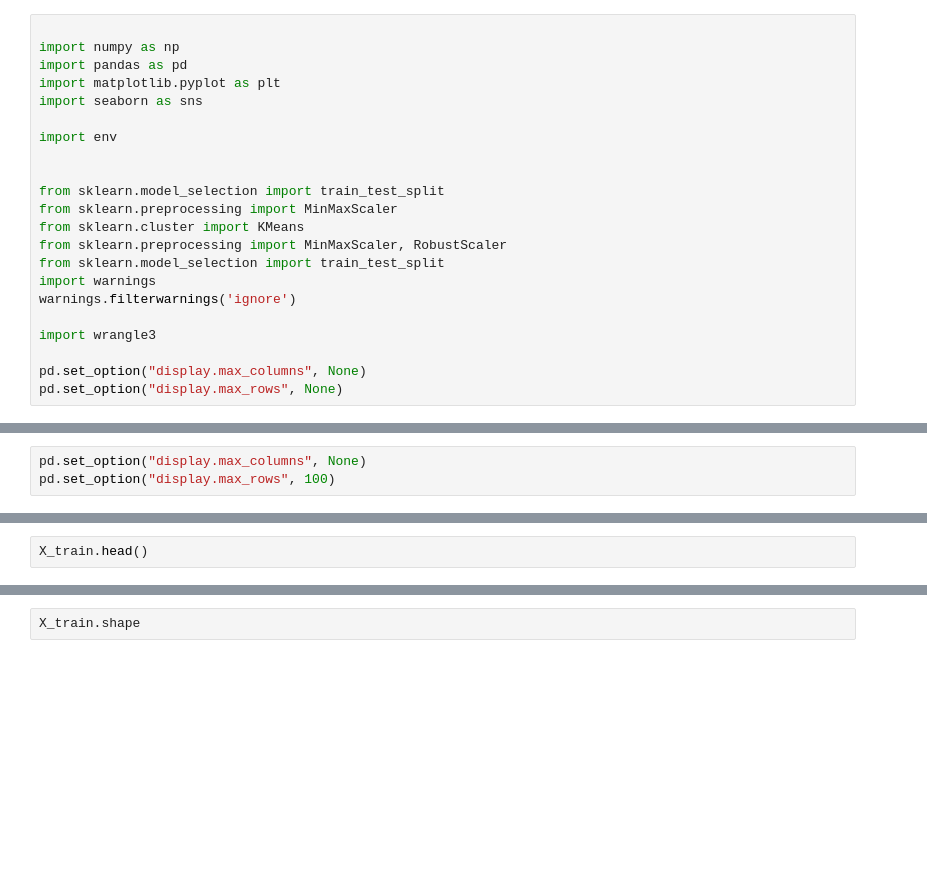
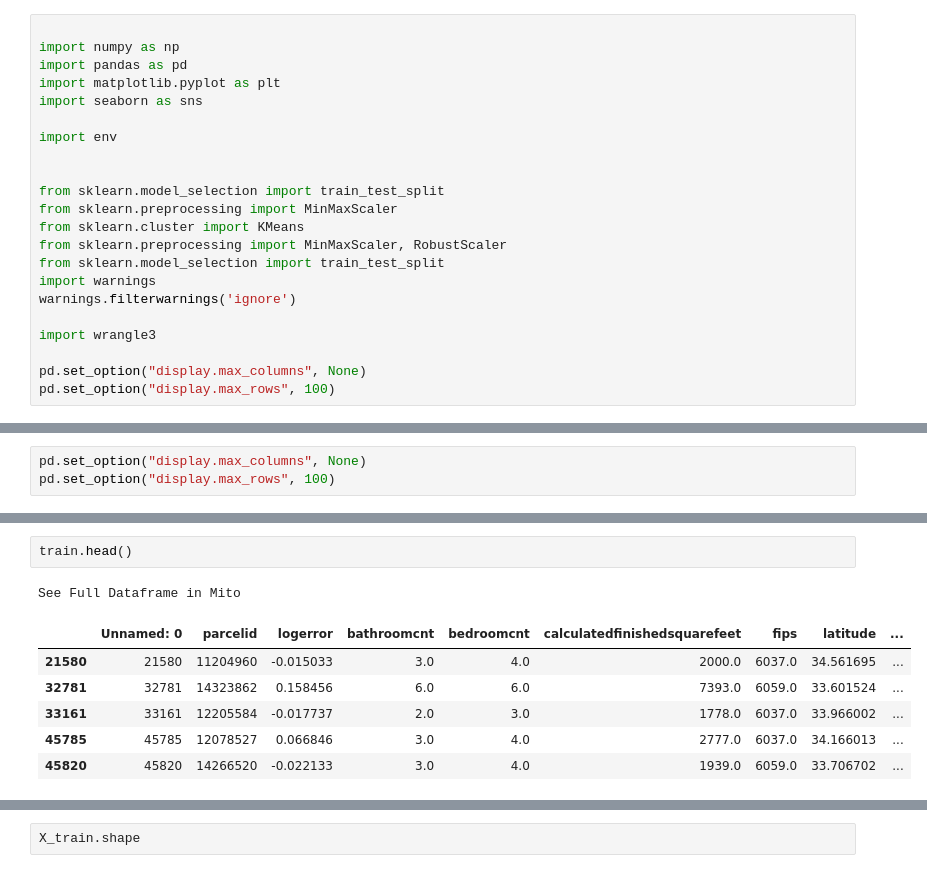
Before and after one commit to Zillow-Project-JG-DN/clustering-project-jgdn, a Jupyter notebook: jg_viz.ipynb, the cells around one changed output, grey strips where cells are left out. Saved outputs shown, nothing was run; the diff lists cells and outputs as text; blank space fills up the shorter version.

```diff
--- a/jg_viz.ipynb
+++ b/jg_viz.ipynb
@@ -19,7 +19,7 @@ warnings.filterwarnings('ignore')
 import wrangle3
 
 pd.set_option("display.max_columns", None)
-pd.set_option("display.max_rows", None)
+pd.set_option("display.max_rows", 100)
 # %%
 train, X_train, y_train, X_validate, y_validate, X_test, y_test=wrangle3.wrangle()
 # %%
@@ -38,2 +59,10 @@ pd.set_option("display.max_rows", 100)
 # %%
-X_train.head()
+train.head()
+# %% [output]
+See Full Dataframe in Mito
+|  | Unnamed: 0 | parcelid | logerror | bathroomcnt | bedroomcnt | calculatedfinishedsquarefeet | fips | latitude | ... |
+| 21580 | 21580 | 11204960 | -0.015033 | 3.0 | 4.0 | 2000.0 | 6037.0 | 34.561695 | ... |
+| 32781 | 32781 | 14323862 | 0.158456 | 6.0 | 6.0 | 7393.0 | 6059.0 | 33.601524 | ... |
+| 33161 | 33161 | 12205584 | -0.017737 | 2.0 | 3.0 | 1778.0 | 6037.0 | 33.966002 | ... |
+| 45785 | 45785 | 12078527 | 0.066846 | 3.0 | 4.0 | 2777.0 | 6037.0 | 34.166013 | ... |
+| 45820 | 45820 | 14266520 | -0.022133 | 3.0 | 4.0 | 1939.0 | 6059.0 | 33.706702 | ... |
```
Also changed, not shown: parts of 35 cells of this notebook, 3 other files.
